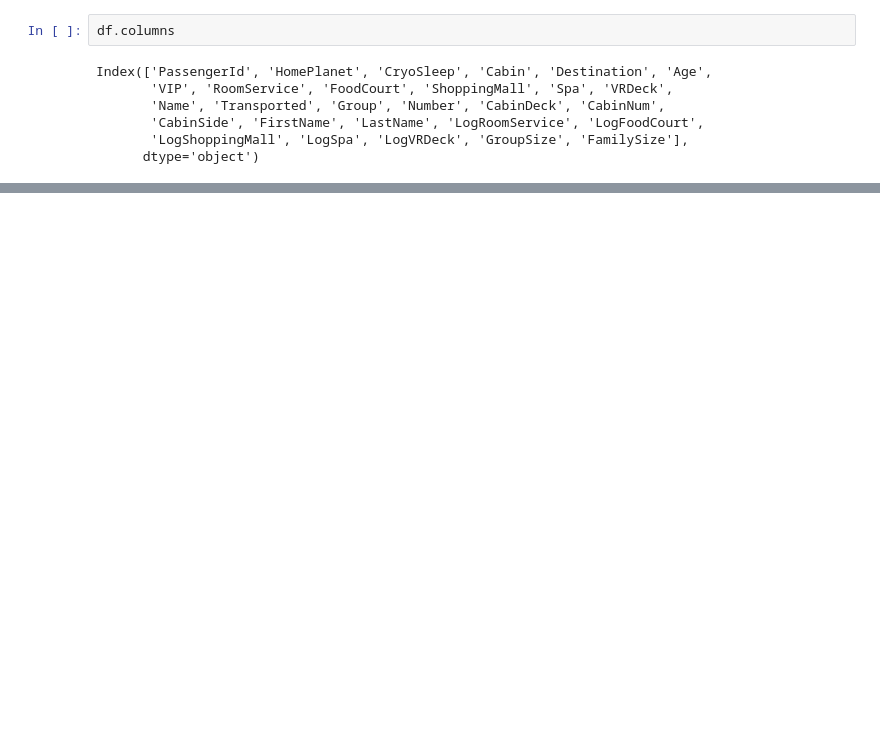
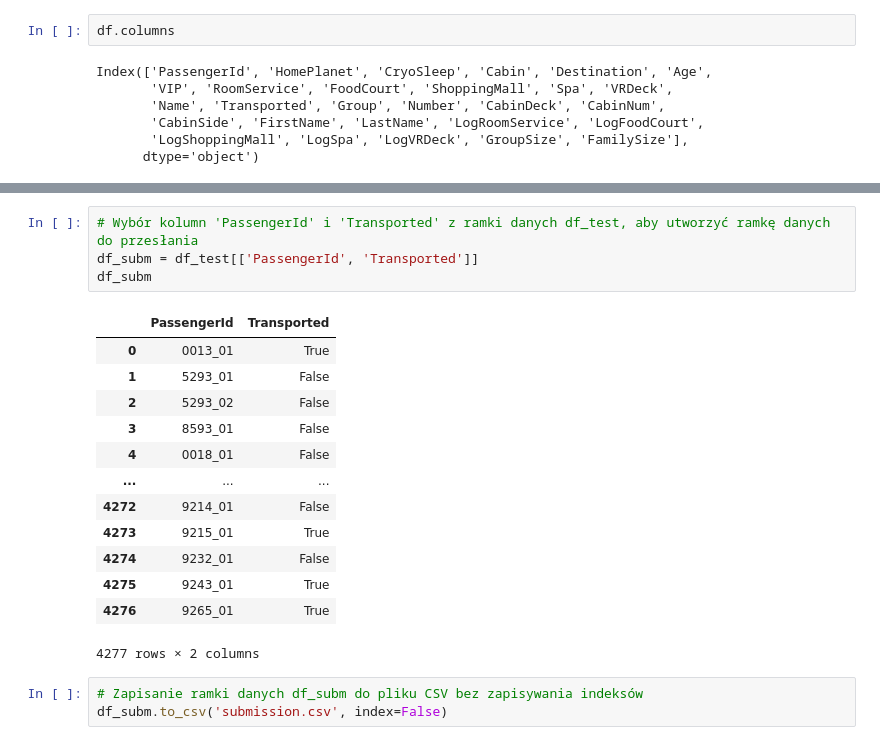
Before and after one commit to lukaszlachowicz/Projekty, a Jupyter notebook: Spaceship Titanic - klasyfikacja/Spaceship Titanic - klasyfikacja.ipynb, the cells around one changed output, grey strips where cells are left out. Drawn from its saved outputs; the diff is of its cells as text; blank space fills up the shorter version.

```diff
--- a/Spaceship Titanic - klasyfikacja/Spaceship Titanic - klasyfikacja.ipynb
+++ b/Spaceship Titanic - klasyfikacja/Spaceship Titanic - klasyfikacja.ipynb
@@ -423,0 +709,21 @@ weighted avg       0.80      0.80      0.80      1739
+# %%
+# Wybór kolumn 'PassengerId' i 'Transported' z ramki danych df_test, aby utworzyć ramkę danych do przesłania
+df_subm = df_test[['PassengerId', 'Transported']]
+df_subm
+# %% [output]
+|  | PassengerId | Transported |
+| 0 | 0013_01 | True |
+| 1 | 5293_01 | False |
+| 2 | 5293_02 | False |
+| 3 | 8593_01 | False |
+| 4 | 0018_01 | False |
+| ... | ... | ... |
+| 4272 | 9214_01 | False |
+| 4273 | 9215_01 | True |
+| 4274 | 9232_01 | False |
+| 4275 | 9243_01 | True |
+| 4276 | 9265_01 | True |
+4277 rows × 2 columns
+# %%
+# Zapisanie ramki danych df_subm do pliku CSV bez zapisywania indeksów
+df_subm.to_csv('submission.csv', index=False)
```
Also changed, not shown: parts of 30 cells of this notebook, 1 other file.
